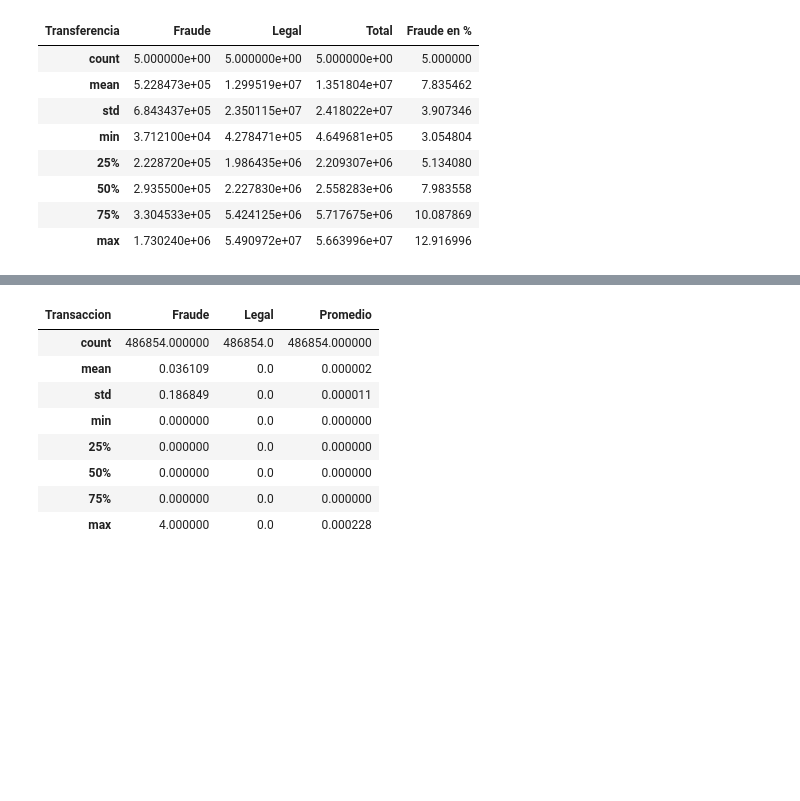
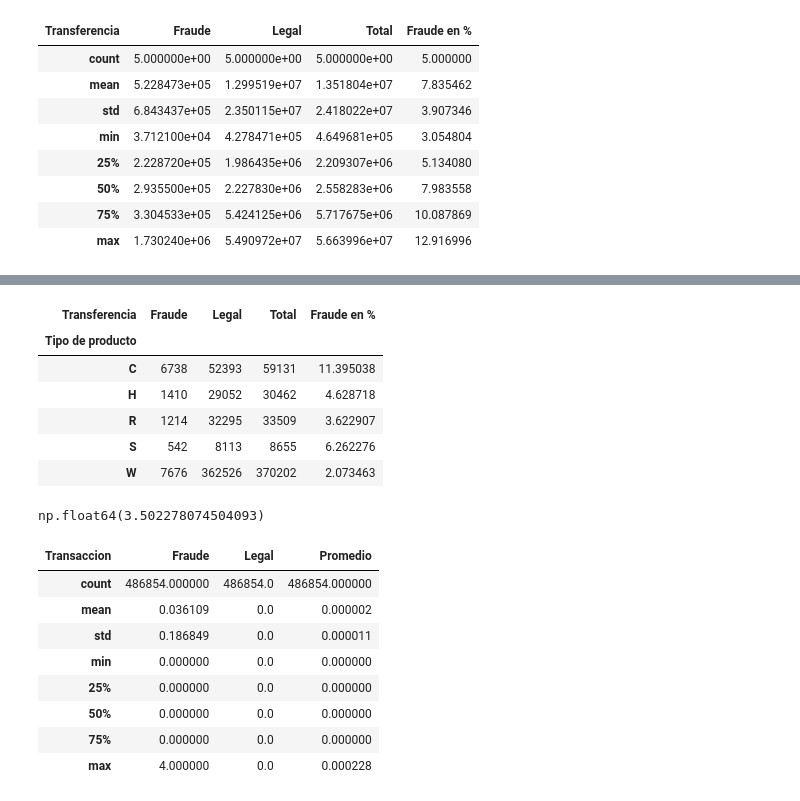
Before and after one commit to Brucejr09/Org-de-Datos-106828, a Jupyter notebook: analisis.ipynb, the cells around one changed output, grey strips where cells are left out. Drawn from its saved outputs; the diff is of its cells as text; code cells hidden in the pictures; blank space fills up the shorter version.

```diff
--- a/analisis.ipynb
+++ b/analisis.ipynb
@@ -103,3 +135,18 @@ analisis
+# %%
+analisis_cantidad
+# %% [output]
+| Transferencia | Fraude | Legal | Total | Fraude en % |
+| Tipo de producto |  |  |  |  |
+| C | 6738 | 52393 | 59131 | 11.395038 |
+| H | 1410 | 29052 | 30462 | 4.628718 |
+| R | 1214 | 32295 | 33509 | 3.622907 |
+| S | 542 | 8113 | 8655 | 6.262276 |
+| W | 7676 | 362526 | 370202 | 2.073463 |
+# %%
+#   Primer Analisis     (Coincidencia de valores)
+analisis_cantidad.Fraude.sum() * 100 / analisis_cantidad.Total.sum()
+# %% [output]
+np.float64(3.502278074504093)
 # %%
 #   Sexto analisis
 analisis = transactions[["target", "timestamp"]]
```
Also changed, not shown: parts of 24 cells of this notebook, 1 other file.
